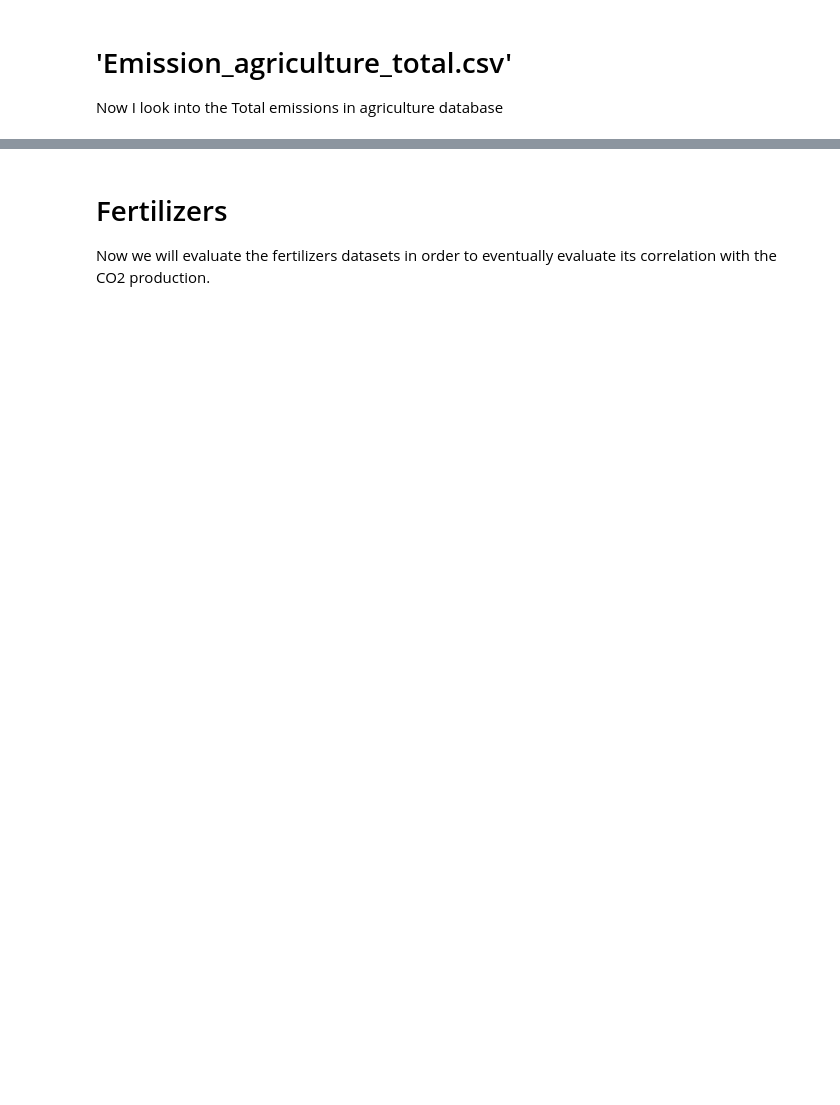
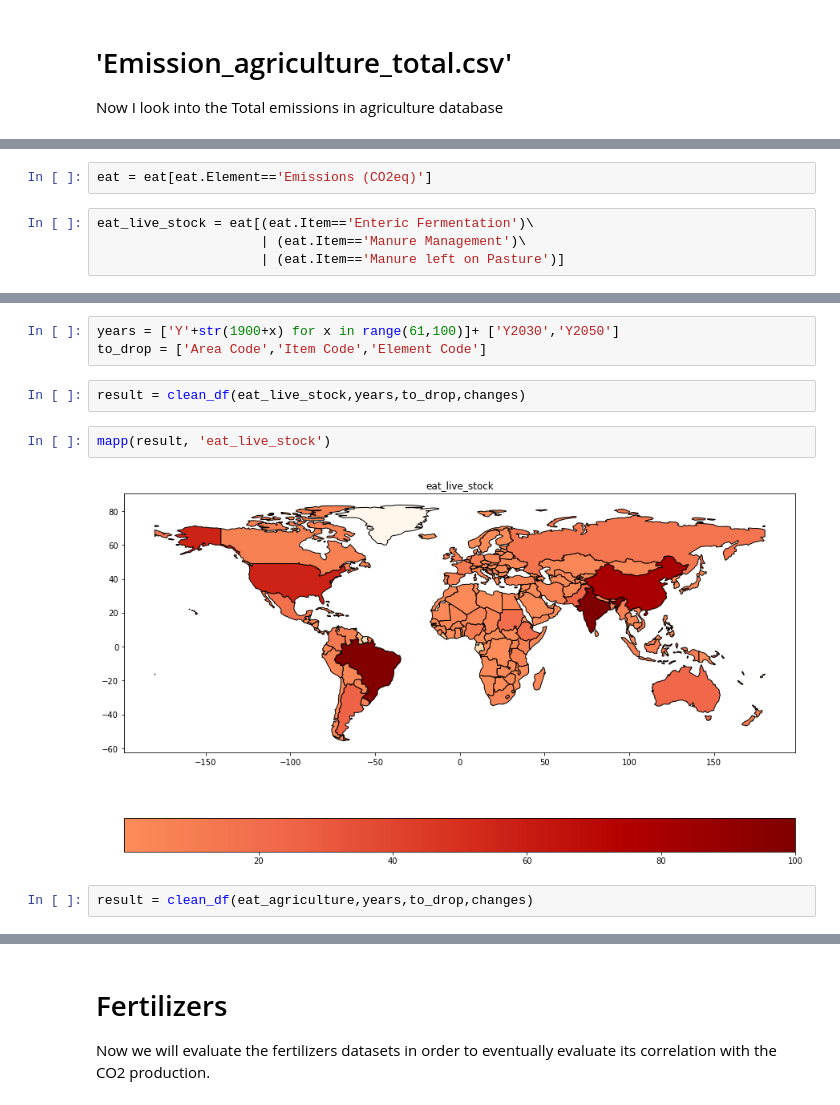
Before and after one commit to GabboM/ADA_Project, a Jupyter notebook: Environment_analysis.ipynb, the cells around one changed output, grey strips where cells are left out. Drawn from its saved outputs; the diff is of its cells as text; blank space fills up the shorter version.

```diff
--- a/Environment_analysis.ipynb
+++ b/Environment_analysis.ipynb
@@ -463,0 +46,6 @@ Text(0, 0.5, 'Gigagrams of CO2')
+# %%
+eat = eat[eat.Element=='Emissions (CO2eq)']
+# %%
+eat_live_stock = eat[(eat.Item=='Enteric Fermentation')\
+                     | (eat.Item=='Manure Management')\
+                     | (eat.Item=='Manure left on Pasture')]
@@ -463,0 +60,11 @@ Text(0, 0.5, 'Gigagrams of CO2')
+# %%
+years = ['Y'+str(1900+x) for x in range(61,100)]+ ['Y2030','Y2050']
+to_drop = ['Area Code','Item Code','Element Code']
+# %%
+result = clean_df(eat_live_stock,years,to_drop,changes)
+# %%
+mapp(result, 'eat_live_stock')
+# %% [output]
+[figure, added]
+# %%
+result = clean_df(eat_agriculture,years,to_drop,changes)
```
Also changed, not shown: parts of 89 cells of this notebook.
